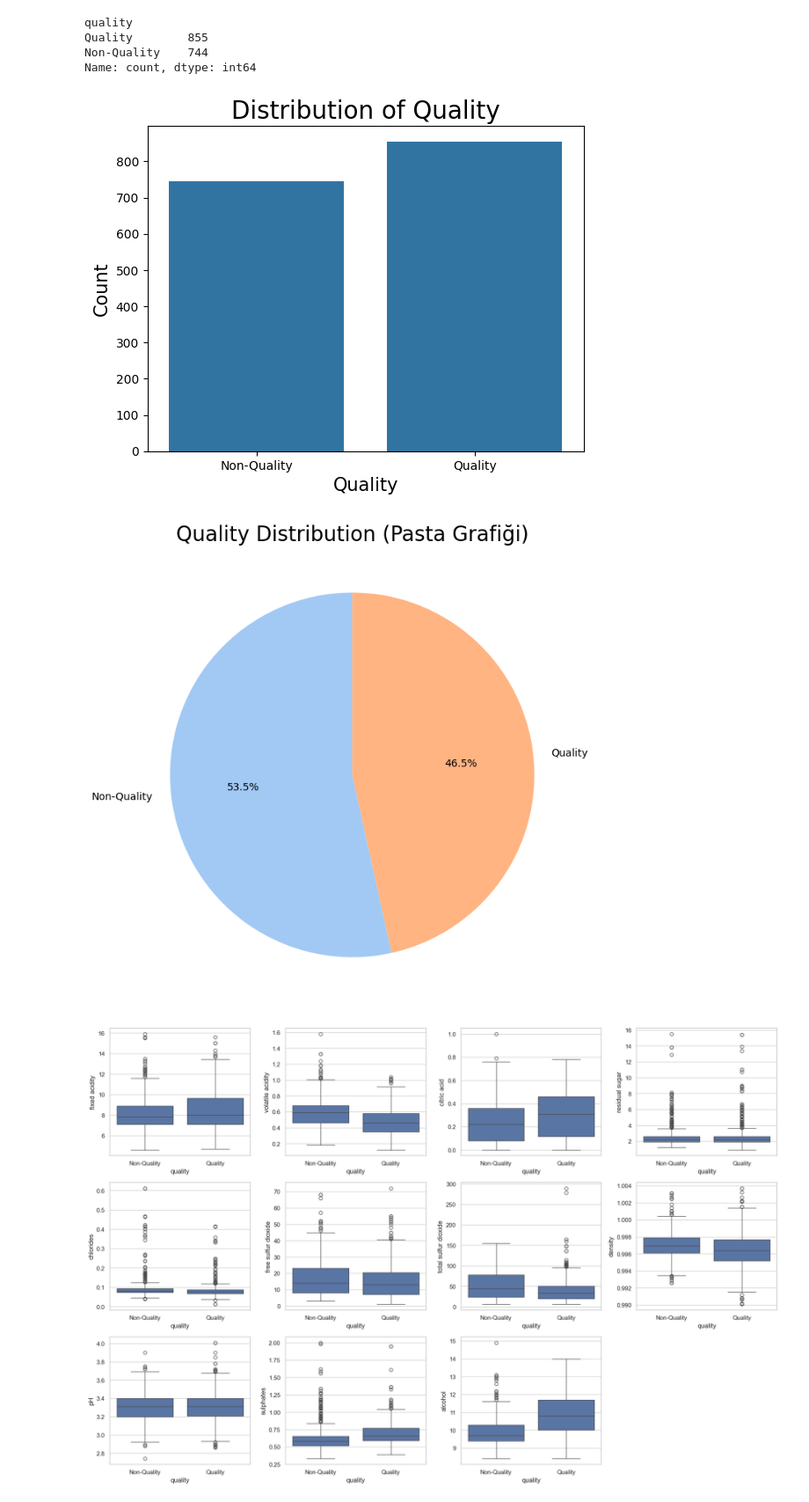
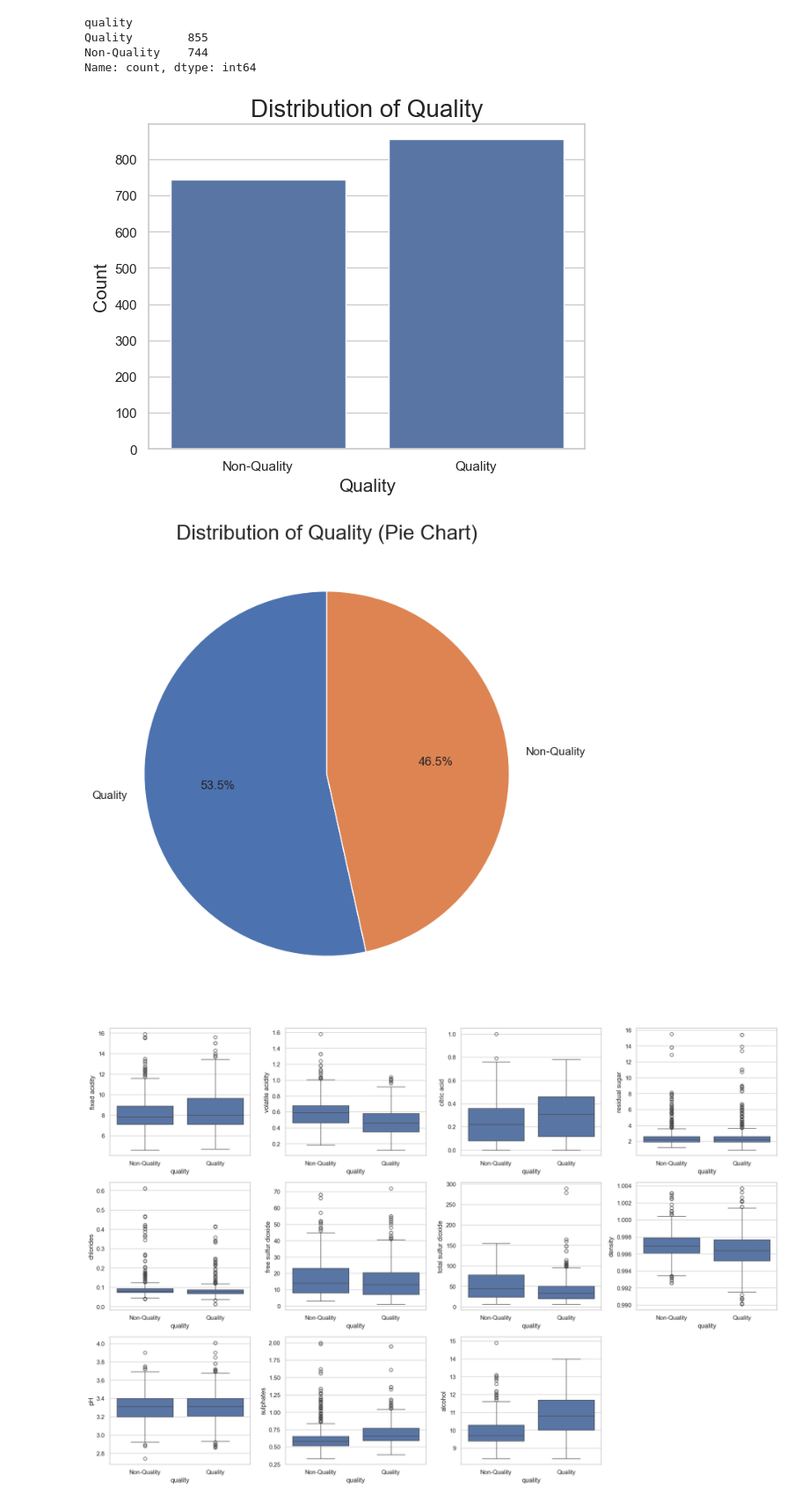
Before and after one commit to BusraSarikaya1/Classification-of-Red-Wine-Quality, a Jupyter notebook: analysis_file/2_analysis.ipynb, the cells around one changed output. Shown at 88% size. Cells and saved outputs as stored; diff of their text form; code cells hidden in the pictures.

```diff
--- a/analysis_file/2_analysis.ipynb
+++ b/analysis_file/2_analysis.ipynb
@@ -46,16 +46,17 @@ Name: count, dtype: int64
 # %%
 sns.countplot(x='quality', data=df, order=unique_values)
 plt.xlabel('Quality', fontsize=15)
 plt.ylabel('Count', fontsize=15)
 plt.title('Distribution of Quality', fontsize=20)
 plt.show()
 plt.figure(figsize=(8, 8))
-plt.pie(value_counts, labels=unique_values, autopct='%1.1f%%', startangle=90, colors=sns.color_palette('pastel'))
-plt.title('Quality Distribution (Pasta Grafiği)', fontsize=20)
+quality_counts = df['quality'].value_counts()
+plt.pie(quality_counts, labels=quality_counts.index, autopct='%1.1f%%', startangle=90)
+plt.title('Distribution of Quality (Pie Chart)', fontsize=20)
 plt.show()
 # %% [output]
-[figure, old version]
+[figure, new version]
-[figure, old version]
+[figure, new version]
 # %%
 plt.figure(figsize=(18, 12))
 sns.set(style="whitegrid")
```
